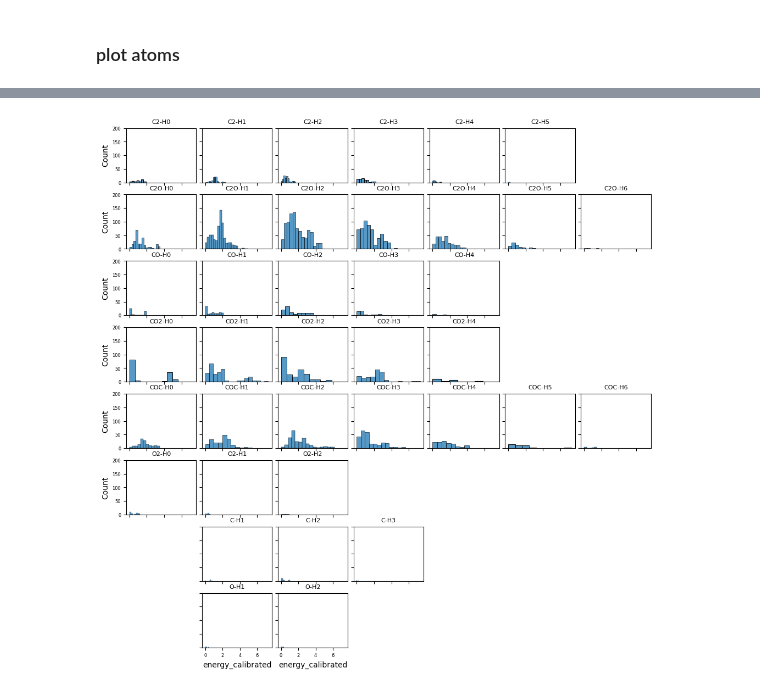
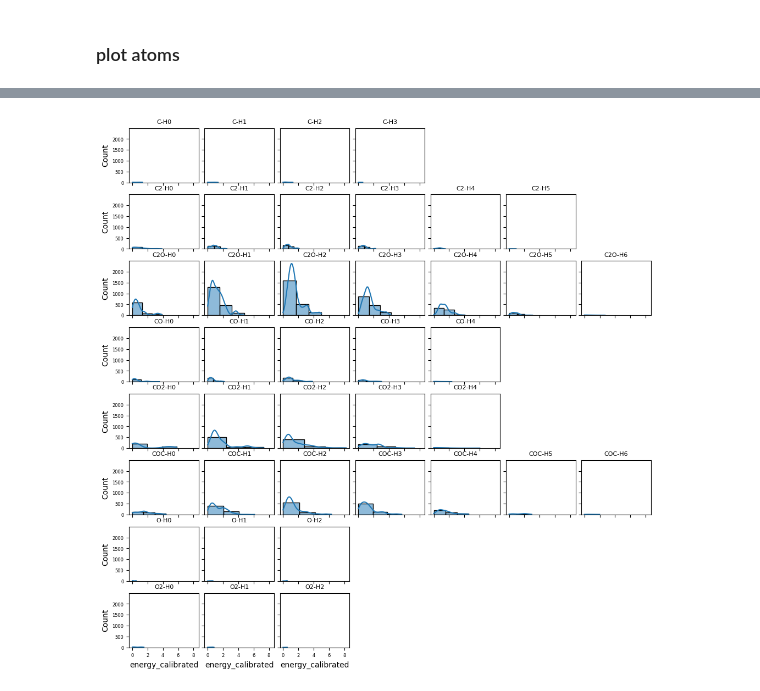
Before and after one commit to basf/autoadsorbate, a Jupyter notebook: scripts/aads_2025.ipynb, the cells around one changed output, grey strips where cells are left out. Saved outputs shown, nothing was run; the diff lists cells and outputs as text; code cells hidden in the pictures.

```diff
--- a/scripts/aads_2025.ipynb
+++ b/scripts/aads_2025.ipynb
@@ -163,13 +63,0 @@ Using TorchDFTD3Calculator for D3 dispersion corrections
-# %%
-ref_dict={
-    'C' : 0,
-    'O' : 0,
-    'H' : 0
-}
-
-# parent_en = read('./relax_Cu111_Cu2_try2/MACE_relax_Cu111_Cu2_slab.xyz', index=-1).get_potential_energy()
-
-xdf = compute_energy(rdf, ref_dict, parent_en)
-xdf = xdf[xdf['energy']>-100]
-# %%
-xdf.pop('adsorbate_info')
@@ -269,2 +134,7 @@ remaining values in DF: 5359
 # %% [markdown]
 ### chemiscope
+# %%
+xdf = pd.read_csv('relaxed_traj.csv')
+relaxed_traj = read('relaxed_traj.xyz', index=':')
+# %%
+_xdf = filter_xdf(xdf, relaxed_traj)
@@ -333,44 +242,47 @@ plt.tight_layout(pad=0.01, w_pad=0.4, h_pad=0.01)
 # %%
-fig, axs = plt.subplots(
-    ncols=len(_xdf.H.unique()),
-    nrows=len(_xdf.backbone.unique()),
-    figsize=[10,10],
-    sharex=True,
-    sharey=True,
-)
+def make_hist_plot(_xdf):
+    fig, axs = plt.subplots(
+        ncols=len(_xdf.H.unique()),
+        nrows=len(_xdf.backbone.unique()),
+        figsize=[10,10],
+        sharex=True,
+        sharey=True,
+    )
 
-_xdf = _xdf.sort_values(by=['H', 'backbone'])
+    _xdf = _xdf.sort_values(by=['H', 'backbone'], ascending=True)
 
-view_atoms = []
+    view_atoms = []
 
-for i, backbone in enumerate(_xdf.backbone.unique()):
-    for j, H in enumerate(_xdf.H.unique()):
+    for i, backbone in enumerate(_xdf.backbone.unique()):
+        for j, H in enumerate(_xdf.H.unique()):
 
-        ax = axs[i,j]
+            ax = axs[i,j]
 
-        df_slice = _xdf[_xdf.H.isin([H]) & _xdf.backbone.isin([backbone])]
-        # df_slice.sort_values(by=['energy', 'backbone', 'H'],ascending=True)
-        # df_slice=df_slice[df_slice.energy==df_slice.energy.min()]
+            df_slice = _xdf[_xdf.H.isin([H]) & _xdf.backbone.isin([backbone])]
+            # df_slice.sort_values(by=['energy', 'backbone', 'H'],ascending=True)
+            # df_slice=df_slice[df_slice.energy==df_slice.energy.min()]
 
-        if len(df_slice) > 0:
-            sns.histplot(df_slice, x='energy_calibrated', ax=ax)
-            ax.set_title(df_slice.calibrate_keys.values[0], size=8)
-            ax.set_ylim(0, 200)
-            ax.tick_params(axis='x', labelsize=6)
-            ax.tick_params(axis='y', labelsize=6)
+            if len(df_slice) > 0:
+                sns.histplot(df_slice, x='energy_calibrated', ax=ax, bins=3, kde=True)
+                ax.set_title(df_slice.calibrate_keys.values[0], size=8)
+                # ax.set_ylim(0, 150)
+                ax.tick_params(axis='x', labelsize=6)
+                ax.tick_params(axis='y', labelsize=6)
 
-        else:
-            ax.set_axis_off()
-        # ax.set_xlim(1, 6)
+            else:
+                ax.set_axis_off()
+            # ax.set_xlim(1, 6)
 
-        # x = cell[0][0] + cell[1][0]
-        # y = cell[0][1] + cell[1][1]
-        # ax.set_xlim(x+2, x+9)
-        # ax.set_ylim(y-3, y+3)
+            # x = cell[0][0] + cell[1][0]
+            # y = cell[0][1] + cell[1][1]
+            # ax.set_xlim(x+2, x+9)
+            # ax.set_ylim(y-3, y+3)
 
-        view_atoms.append(atoms)
+            view_atoms.append(atoms)
 
-# fig.set_layout_engine(layout='tight')
-plt.tight_layout(pad=0.01, w_pad=0.4, h_pad=0.01)
+    # fig.set_layout_engine(layout='tight')
+    plt.tight_layout(pad=0.01, w_pad=0.4, h_pad=0.01)
+
+make_hist_plot(_xdf)
 # %% [output]
-[figure, old version]
+[figure, new version]
```
Also changed, not shown: parts of 56 cells of this notebook.
